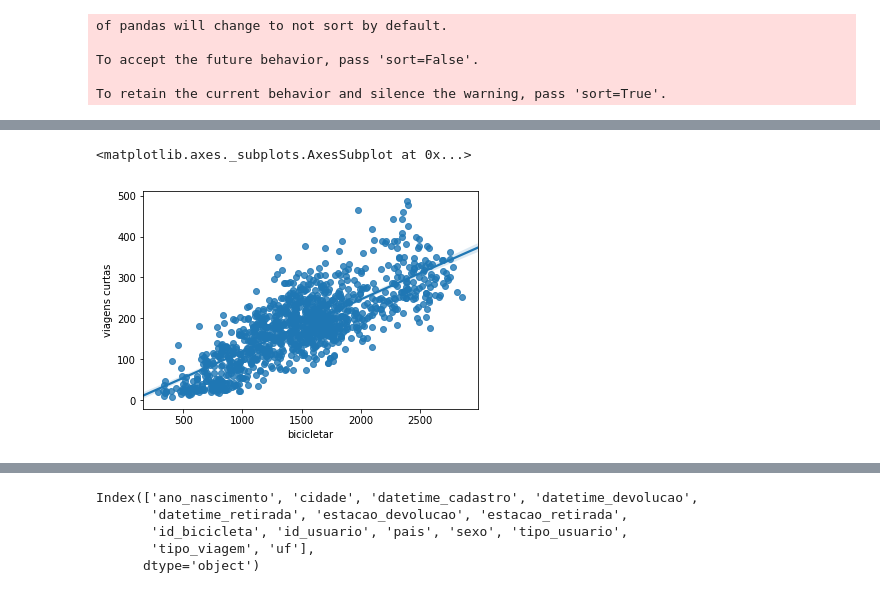
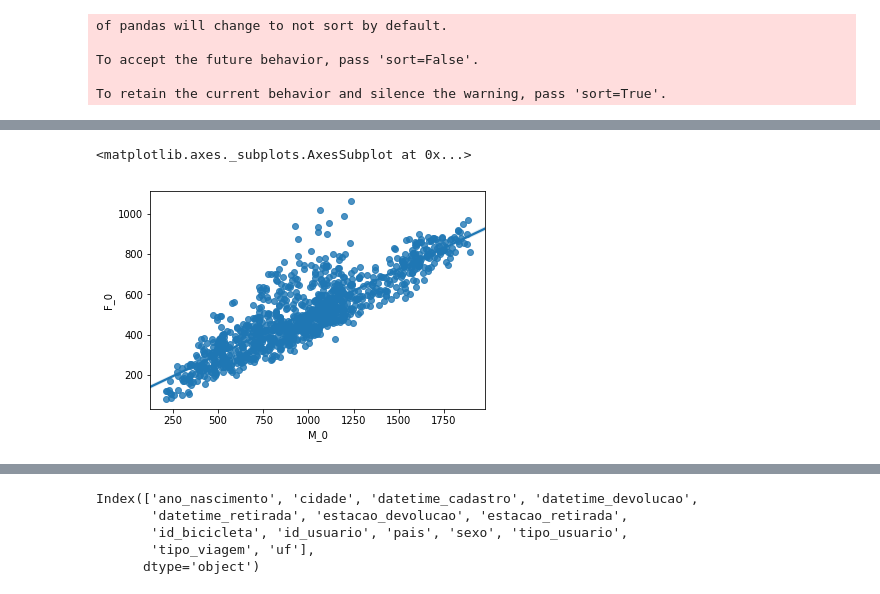
Before and after one commit to omadson/PhD, a Jupyter notebook: notebooks/create_new_datasets.ipynb, the cells around one changed output, grey strips where cells are left out. Saved outputs shown, nothing was run; the diff lists cells and outputs as text; code cells hidden in the pictures.

```diff
--- a/notebooks/create_new_datasets.ipynb
+++ b/notebooks/create_new_datasets.ipynb
@@ -163,0 +124,18 @@ a[['bicicletar','viagens curtas','viagens longas']].plot(figsize=(20,8))
+# %%
+def num_of_rides_per_sex(ride_type):
+    per_type_data = all_data[all_data['tipo_viagem'] == ride_type]
+    per_type_data['dia_corrida'] = per_type_data.apply(lambda x: x['datetime_retirada'].date(), axis=1)
+
+    per_sex_data = pd.DataFrame();
+
+    for sex in ['M','F','O']:
+        dataset = per_type_data[per_type_data['sexo'] == sex]
+        a = pd.DataFrame(dataset['dia_corrida'].value_counts())
+        a = a.rename(columns={'dia_corrida': '%s_%d' % (sex, ride_type)})
+        per_sex_data = pd.concat([per_sex_data,a], axis=1)
+
+    per_sex_data = per_sex_data.fillna(0)
+    per_sex_data.to_csv('../data/bicicletar/graph_datasets/rides_per_sex_%s.csv' % ride_type)
+    return per_sex_data
+# %%
+bb = pd.concat([num_of_rides_per_sex(ride_type) for ride_type in [0,3,4]], axis=1)
@@ -163,0 +162,3 @@ a[['bicicletar','viagens curtas','viagens longas']].plot(figsize=(20,8))
+# %%
+bb = bb.fillna(0)
+bb
@@ -164,6 +184,6 @@ a[['bicicletar','viagens curtas','viagens longas']].plot(figsize=(20,8))
 # %%
 import seaborn as sns
-sns.regplot(x='bicicletar', y='viagens curtas', data=a[''])
+sns.regplot(x='M_0', y='F_0', data=bb)
 # %% [output]
 <matplotlib.axes._subplots.AxesSubplot at 0x...>
-[figure, old version]
+[figure, new version]
```
Also changed, not shown: parts of 6 cells of this notebook, 1 other file.
